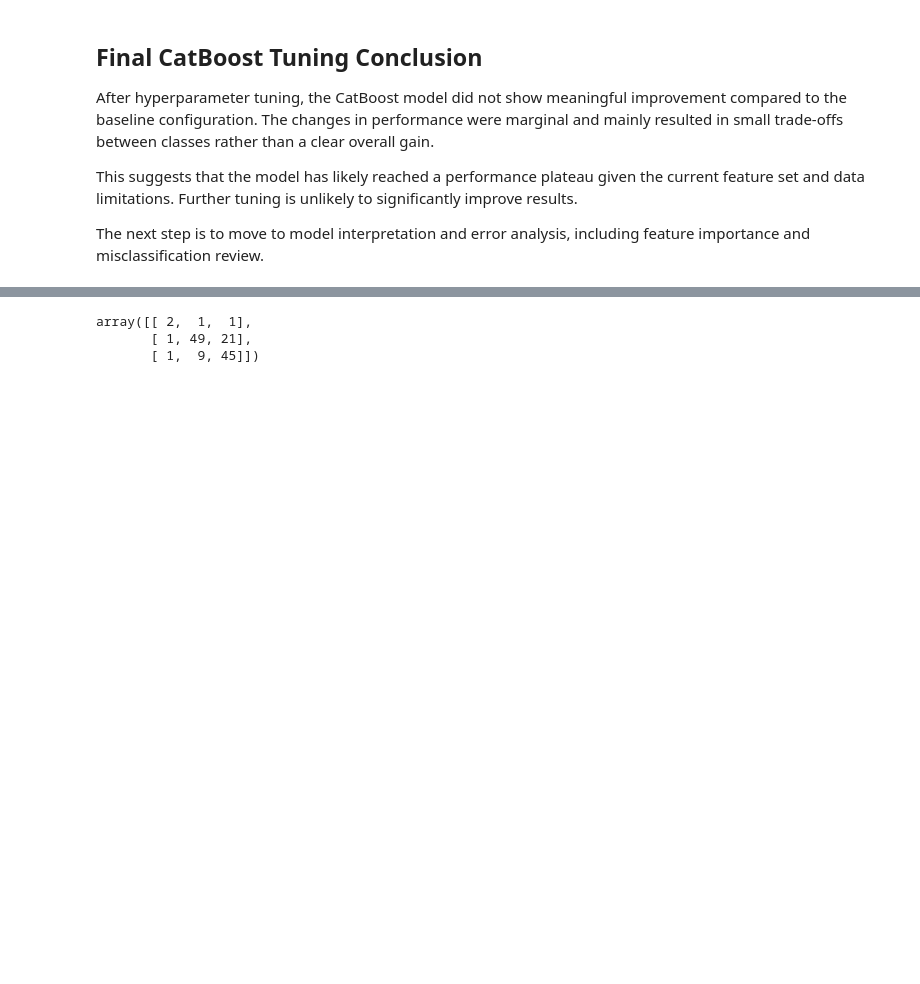
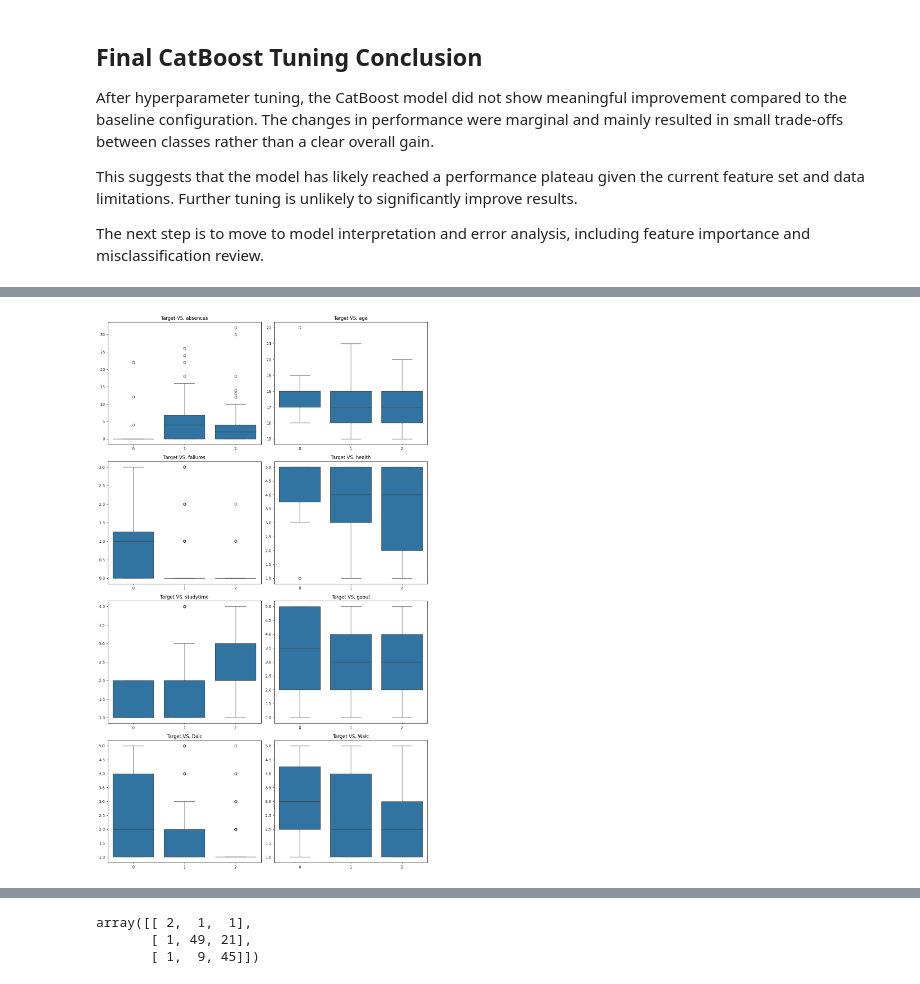
Before and after one commit to Car1LL/Student-Performance-Prediction, a Jupyter notebook: notebooks/02_Modeling.ipynb, the cells around one changed output, grey strips where cells are left out. Saved outputs shown, nothing was run; the diff lists cells and outputs as text; code cells hidden in the pictures; blank space fills up the shorter version.

```diff
--- a/notebooks/02_Modeling.ipynb
+++ b/notebooks/02_Modeling.ipynb
@@ -757,0 +803,29 @@ The next step is to move to model interpretation and error analysis, including f
+# %%
+features_to_check = [
+    "absences",
+    "age",
+    "failures",
+    "health",
+    "studytime",
+    "goout",
+    "Dalc",
+    "Walc"
+]
+
+n_cols = 2
+n_rows = (len(features_to_check) + n_cols -1) // 2
+
+fig, axes = plt.subplots(n_rows, n_cols, figsize=(12, n_rows*5))
+
+axes = axes.flatten()
+
+for i, col in enumerate(features_to_check):
+    sns.boxplot(data=X_train, x=y_train, y=col, ax=axes[i])
+    axes[i].set_xlabel("")
+    axes[i].set_ylabel("")
+    axes[i].set_title(f"Target VS. {col}")
+
+plt.tight_layout()
+plt.show()
+# %% [output]
+[figure, added]
```
Also changed, not shown: parts of 8 cells of this notebook.
